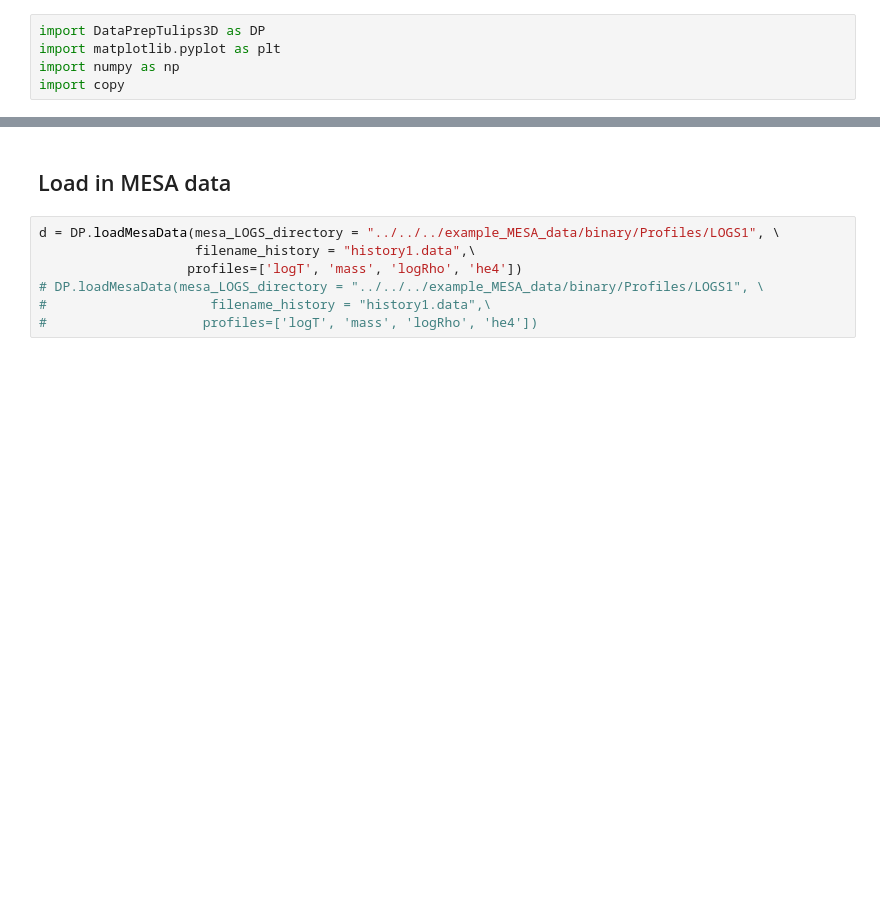
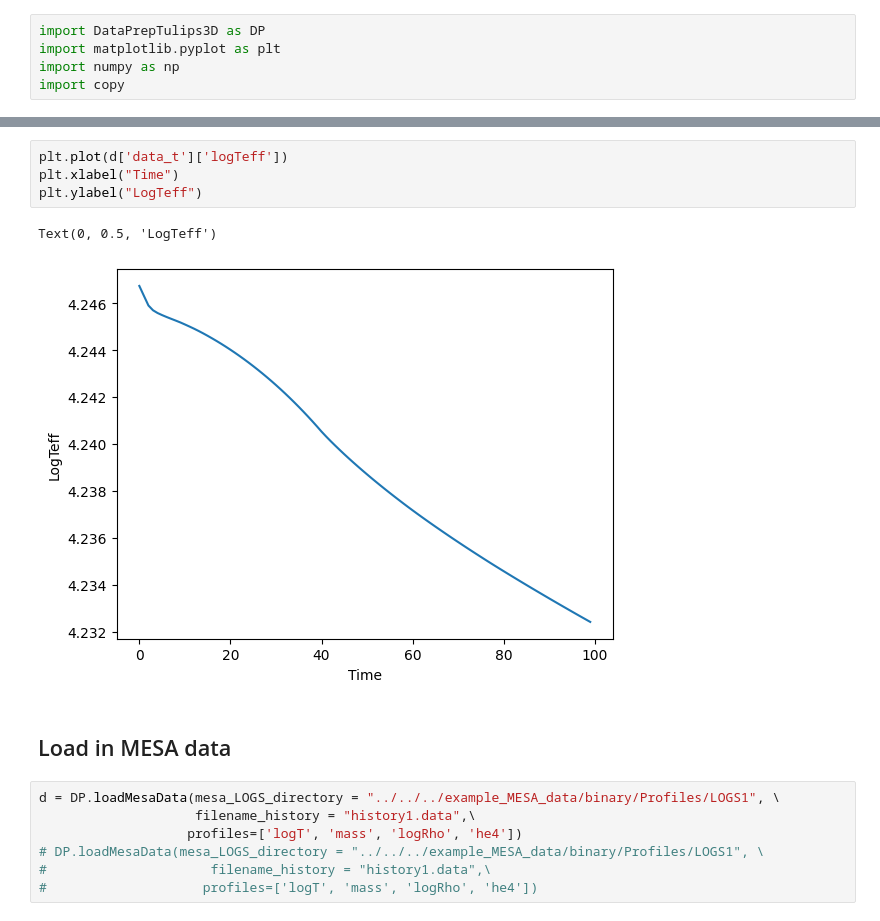
Before and after one commit to bldevries/DataPrepTulips3D, a Jupyter notebook: notebooks/Tutorial1_try_it_out.ipynb, the cells around one changed output, grey strips where cells are left out. Cells and saved outputs as stored; diff of their text form; blank space fills up the shorter version.

```diff
--- a/notebooks/Tutorial1_try_it_out.ipynb
+++ b/notebooks/Tutorial1_try_it_out.ipynb
@@ -6,3 +38,10 @@ import copy
+# %%
+plt.plot(d['data_t']['logTeff'])
+plt.xlabel("Time")
+plt.ylabel("LogTeff")
+# %% [output]
+Text(0, 0.5, 'LogTeff')
+[figure, added]
 # %% [markdown]
 ## Load in MESA data
 # %%
```
Also changed, not shown: parts of 8 cells of this notebook, 4 other files.
